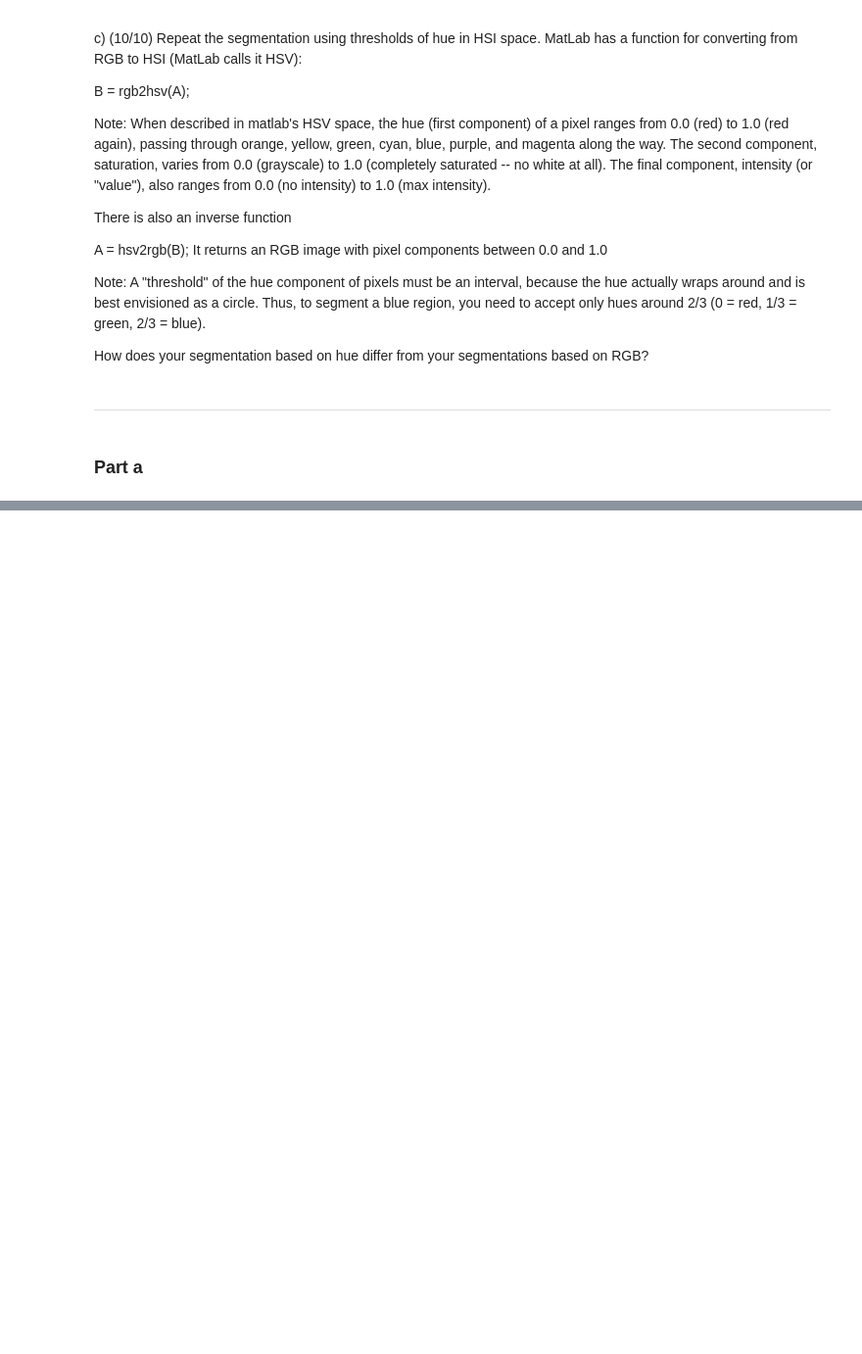
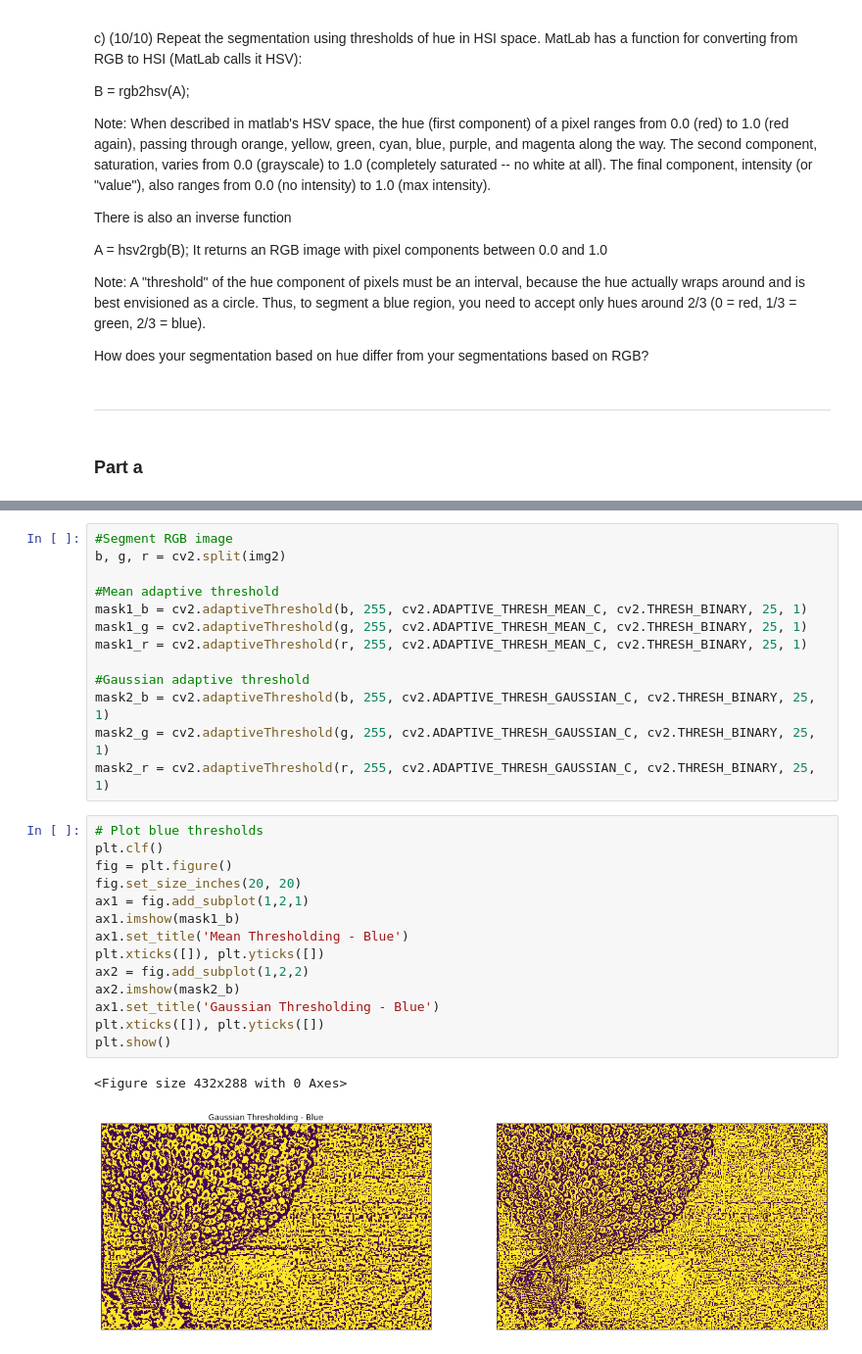
Before and after one commit to PixarJunkie/csc481-image-processing, a Jupyter notebook: assignments/assignment-5/assignment-5.ipynb, the cells around one changed output, grey strips where cells are left out. Shown at 98% size. Saved outputs shown, nothing was run; the diff lists cells and outputs as text; blank space fills up the shorter version.

```diff
--- a/assignments/assignment-5/assignment-5.ipynb
+++ b/assignments/assignment-5/assignment-5.ipynb
@@ -181,0 +159,30 @@ plt.show()
+# %%
+#Segment RGB image
+b, g, r = cv2.split(img2)
+
+#Mean adaptive threshold
+mask1_b = cv2.adaptiveThreshold(b, 255, cv2.ADAPTIVE_THRESH_MEAN_C, cv2.THRESH_BINARY, 25, 1)
+mask1_g = cv2.adaptiveThreshold(g, 255, cv2.ADAPTIVE_THRESH_MEAN_C, cv2.THRESH_BINARY, 25, 1)
+mask1_r = cv2.adaptiveThreshold(r, 255, cv2.ADAPTIVE_THRESH_MEAN_C, cv2.THRESH_BINARY, 25, 1)
+
+#Gaussian adaptive threshold
+mask2_b = cv2.adaptiveThreshold(b, 255, cv2.ADAPTIVE_THRESH_GAUSSIAN_C, cv2.THRESH_BINARY, 25, 1)
+mask2_g = cv2.adaptiveThreshold(g, 255, cv2.ADAPTIVE_THRESH_GAUSSIAN_C, cv2.THRESH_BINARY, 25, 1)
+mask2_r = cv2.adaptiveThreshold(r, 255, cv2.ADAPTIVE_THRESH_GAUSSIAN_C, cv2.THRESH_BINARY, 25, 1)
+# %%
+# Plot blue thresholds
+plt.clf()
+fig = plt.figure()
+fig.set_size_inches(20, 20)
+ax1 = fig.add_subplot(1,2,1)
+ax1.imshow(mask1_b)
+ax1.set_title('Mean Thresholding - Blue')
+plt.xticks([]), plt.yticks([])
+ax2 = fig.add_subplot(1,2,2)
+ax2.imshow(mask2_b)
+ax1.set_title('Gaussian Thresholding - Blue')
+plt.xticks([]), plt.yticks([])
+plt.show()
+# %% [output]
+<Figure size 432x288 with 0 Axes>
+[figure, added]
```
Also changed, not shown: parts of 18 cells of this notebook.
